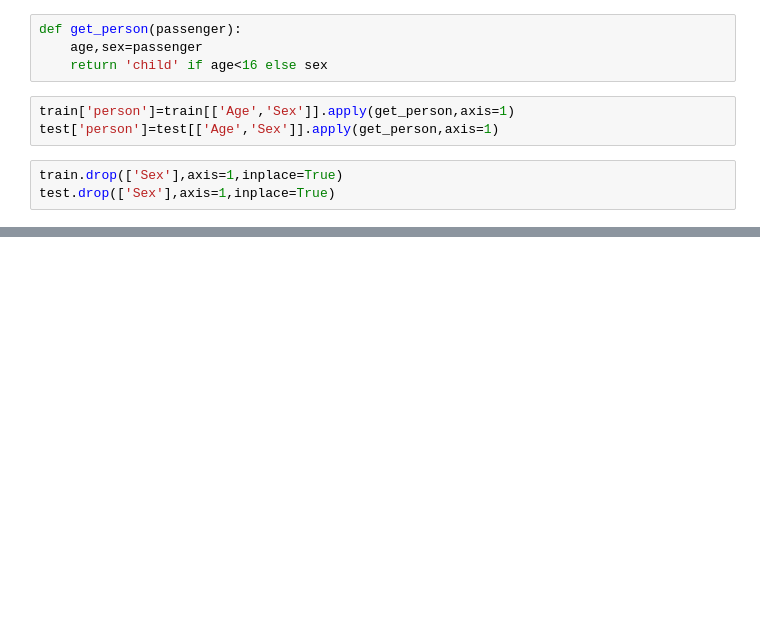
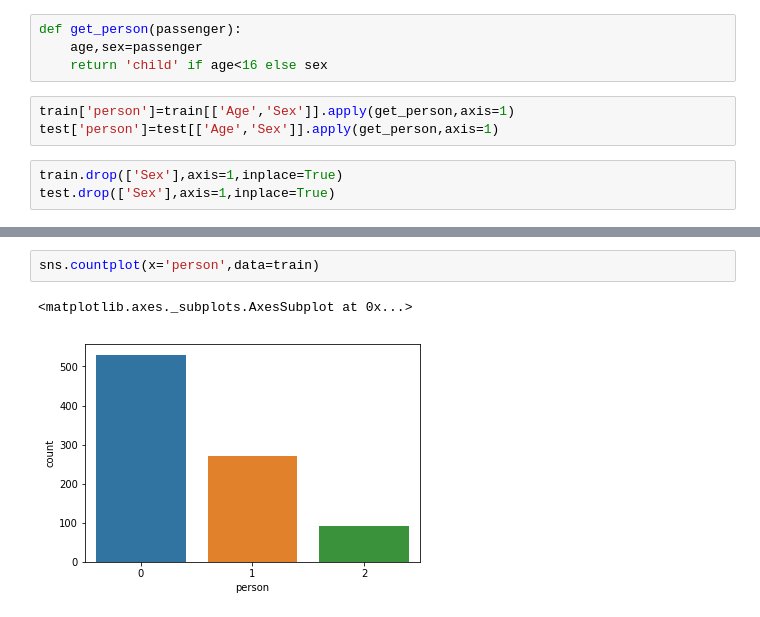
Before and after one commit to innovator-arjun/Titanic-Survival-Prediction, a Jupyter notebook: Updated Titanic Survival.ipynb, the cells around one changed output, grey strips where cells are left out. Cells and saved outputs as stored; diff of their text form; blank space fills up the shorter version.

```diff
--- a/Updated Titanic Survival.ipynb
+++ b/Updated Titanic Survival.ipynb
@@ -794,0 +848,5 @@ train.person[train.person=='female']=
+# %%
+sns.countplot(x='person',data=train)
+# %% [output]
+<matplotlib.axes._subplots.AxesSubplot at 0x...>
+[figure, added]
```
Also changed, not shown: parts of 15 cells of this notebook.
